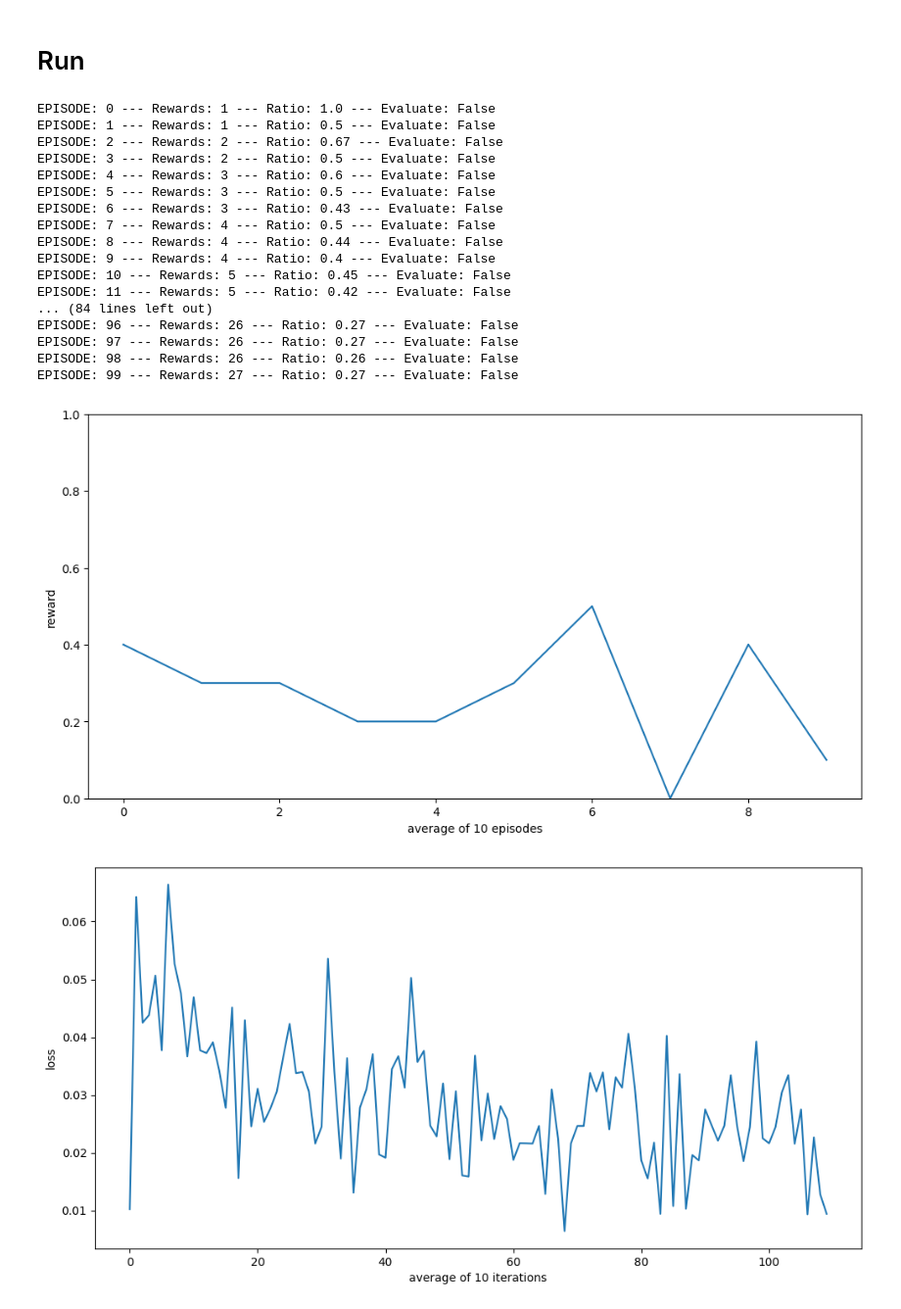
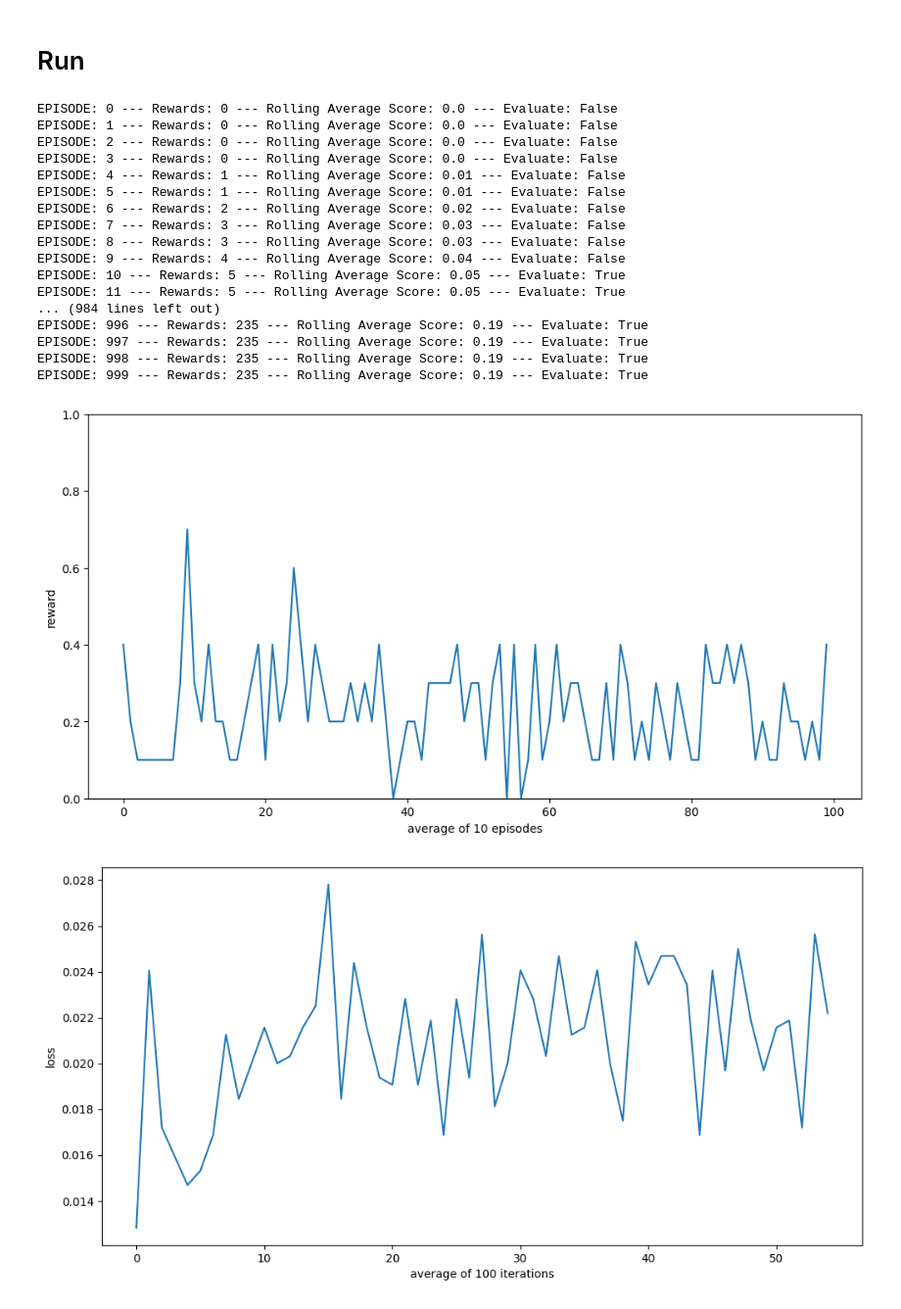
Before and after one commit to oyjuffer/DRL-A1, a Jupyter notebook: main.ipynb, the cells around one changed output. Shown at 98% size. Drawn from its saved outputs; the diff is of its cells as text; code cells hidden in the pictures.

```diff
--- a/main.ipynb
+++ b/main.ipynb
@@ -119,13 +119,14 @@ num_actions = 3
 def DQN_Model():
     model = tf.keras.models.Sequential([
         tf.keras.layers.Lambda(lambda x: x / 255.0, input_shape=input_shape),
-        tf.keras.layers.Conv2D(32, (8, 8), strides=(4, 4), activation='relu', input_shape=input_shape),
-        tf.keras.layers.Conv2D(64, (4, 4), strides=(2, 2), activation='relu'),
-        tf.keras.layers.Conv2D(64, (3, 3), strides=(1, 1), activation='relu'),
+        tf.keras.layers.Conv2D(32, kernel_size = 8, strides = 4, padding="valid", activation='relu', input_shape=input_shape),
+        tf.keras.layers.Conv2D(64, kernel_size = 4, strides = 2, padding="valid", activation='relu'),
+        tf.keras.layers.Conv2D(64, kernel_size = 3, strides = 1, padding="valid", activation='relu'),
         tf.keras.layers.Flatten(),
         tf.keras.layers.Dense(512, activation='relu'),
         tf.keras.layers.Dense(256, activation='relu'),
-        tf.keras.layers.Dense(num_actions)
+        tf.keras.layers.Dense(64, activation='relu'),
+        tf.keras.layers.Dense(num_actions, activation='relu')
     ])
 
     return model
@@ -144,9 +145,9 @@ class Agent():
         # hyperparameters
         self.batch_size = 32
         self.epsilon = 1.0
-        self.epsilon_end = 0.05
-        self.epsilon_decay = 0.001
-        self.gamma = 0.9
+        self.epsilon_end = 0.1
+        self.epsilon_decay = 0.01
+        self.gamma = 0.99
         self.clip_norm = 1.0
 
     # select an action based on epsilon greedy method
@@ -167,7 +168,7 @@ class Agent():
         # sample from the experience replay buffer
         states, actions, rewards, states_next, terminals = replay_buffer.sample(self.batch_size)
 
-        target_q = rewards + self.gamma * np.max(self.target_net(states_next))
+        target_q = rewards + (1 - terminals) * self.gamma * tf.reduce_max(self.target_net(states_next))
         mask = tf.one_hot(actions, self.action_size)
 
         # GradientTape is a more customizable version of .fit()
@@ -195,7 +196,7 @@ def run_environment():
     replay_buffer = ReplayBuffer()
 
     # hyperparameters
-    episodes = 100
+    episodes = 1000
     evaluate = False
     evaluate_point = 10
     update_point = episodes // 10      # when to update the target model
@@ -241,7 +242,7 @@ def run_environment():
 
         # stats
         reward_tracker.append(reward)
-        print("EPISODE: {} --- Rewards: {} --- Ratio: {} --- Evaluate: {}".format(episode, sum(reward_tracker), round(sum(reward_tracker[-100:])/(episode + 1), 2), evaluate))
+        print("EPISODE: {} --- Rewards: {} --- Rolling Average Score: {} --- Evaluate: {}".format(episode, sum(reward_tracker), round(sum(reward_tracker[-100:])/100, 2), evaluate))
 
     return np.array(reward_tracker), np.array(loss_tracker)
 # %% [markdown]
@@ -249,49 +250,49 @@ def run_environment():
 # %%
 rewards, loss = run_environment()
 # %% [output]
-EPISODE: 0 --- Rewards: 1 --- Ratio: 1.0 --- Evaluate: False
-EPISODE: 1 --- Rewards: 1 --- Ratio: 0.5 --- Evaluate: False
-EPISODE: 2 --- Rewards: 2 --- Ratio: 0.67 --- Evaluate: False
-EPISODE: 3 --- Rewards: 2 --- Ratio: 0.5 --- Evaluate: False
-EPISODE: 4 --- Rewards: 3 --- Ratio: 0.6 --- Evaluate: False
-EPISODE: 5 --- Rewards: 3 --- Ratio: 0.5 --- Evaluate: False
-EPISODE: 6 --- Rewards: 3 --- Ratio: 0.43 --- Evaluate: False
-EPISODE: 7 --- Rewards: 4 --- Ratio: 0.5 --- Evaluate: False
-EPISODE: 8 --- Rewards: 4 --- Ratio: 0.44 --- Evaluate: False
-EPISODE: 9 --- Rewards: 4 --- Ratio: 0.4 --- Evaluate: False
-EPISODE: 10 --- Rewards: 5 --- Ratio: 0.45 --- Evaluate: False
-EPISODE: 11 --- Rewards: 5 --- Ratio: 0.42 --- Evaluate: False
-... (84 lines left out)
-EPISODE: 96 --- Rewards: 26 --- Ratio: 0.27 --- Evaluate: False
-EPISODE: 97 --- Rewards: 26 --- Ratio: 0.27 --- Evaluate: False
-EPISODE: 98 --- Rewards: 26 --- Ratio: 0.26 --- Evaluate: False
-EPISODE: 99 --- Rewards: 27 --- Ratio: 0.27 --- Evaluate: False
+EPISODE: 0 --- Rewards: 0 --- Rolling Average Score: 0.0 --- Evaluate: False
+EPISODE: 1 --- Rewards: 0 --- Rolling Average Score: 0.0 --- Evaluate: False
+EPISODE: 2 --- Rewards: 0 --- Rolling Average Score: 0.0 --- Evaluate: False
+EPISODE: 3 --- Rewards: 0 --- Rolling Average Score: 0.0 --- Evaluate: False
+EPISODE: 4 --- Rewards: 1 --- Rolling Average Score: 0.01 --- Evaluate: False
+EPISODE: 5 --- Rewards: 1 --- Rolling Average Score: 0.01 --- Evaluate: False
+EPISODE: 6 --- Rewards: 2 --- Rolling Average Score: 0.02 --- Evaluate: False
+EPISODE: 7 --- Rewards: 3 --- Rolling Average Score: 0.03 --- Evaluate: False
+EPISODE: 8 --- Rewards: 3 --- Rolling Average Score: 0.03 --- Evaluate: False
+EPISODE: 9 --- Rewards: 4 --- Rolling Average Score: 0.04 --- Evaluate: False
+EPISODE: 10 --- Rewards: 5 --- Rolling Average Score: 0.05 --- Evaluate: True
+EPISODE: 11 --- Rewards: 5 --- Rolling Average Score: 0.05 --- Evaluate: True
+... (984 lines left out)
+EPISODE: 996 --- Rewards: 235 --- Rolling Average Score: 0.19 --- Evaluate: True
+EPISODE: 997 --- Rewards: 235 --- Rolling Average Score: 0.19 --- Evaluate: True
+EPISODE: 998 --- Rewards: 235 --- Rolling Average Score: 0.19 --- Evaluate: True
+EPISODE: 999 --- Rewards: 235 --- Rolling Average Score: 0.19 --- Evaluate: True
 # %%
 # average reward across 10 episodes
 num_episodes = 10
 num_samples = rewards.size
 num_batches = rewards.size // 10
 reward_reshaped = rewards[:num_batches*num_episodes].reshape(num_batches, num_episodes)
 average_reward = np.mean(reward_reshaped, axis=1)
 plt.figure(figsize=(12,6))
 plt.plot(average_reward)
 plt.xlabel(f"average of {num_episodes} episodes")
 plt.ylabel("reward")
 plt.ylim(0, 1)
 plt.show()
 
 
 # average loss across 100 iterations
-num_iterations = 10
+num_iterations = 100
 num_samples = loss.size
 num_batches = num_samples // num_iterations
 loss_episode_reshaped = loss[:num_batches*num_iterations].reshape(num_batches, num_iterations)
 average_loss = np.mean(loss_episode_reshaped, axis=1)
 plt.figure(figsize=(12,6))
 plt.plot(average_loss)
 plt.xlabel(f"average of {num_iterations} iterations")
 plt.ylabel("loss")
 plt.show()
 # %% [output]
-[figure, old version]
+[figure, new version]
-[figure, old version]
+[figure, new version]
```
